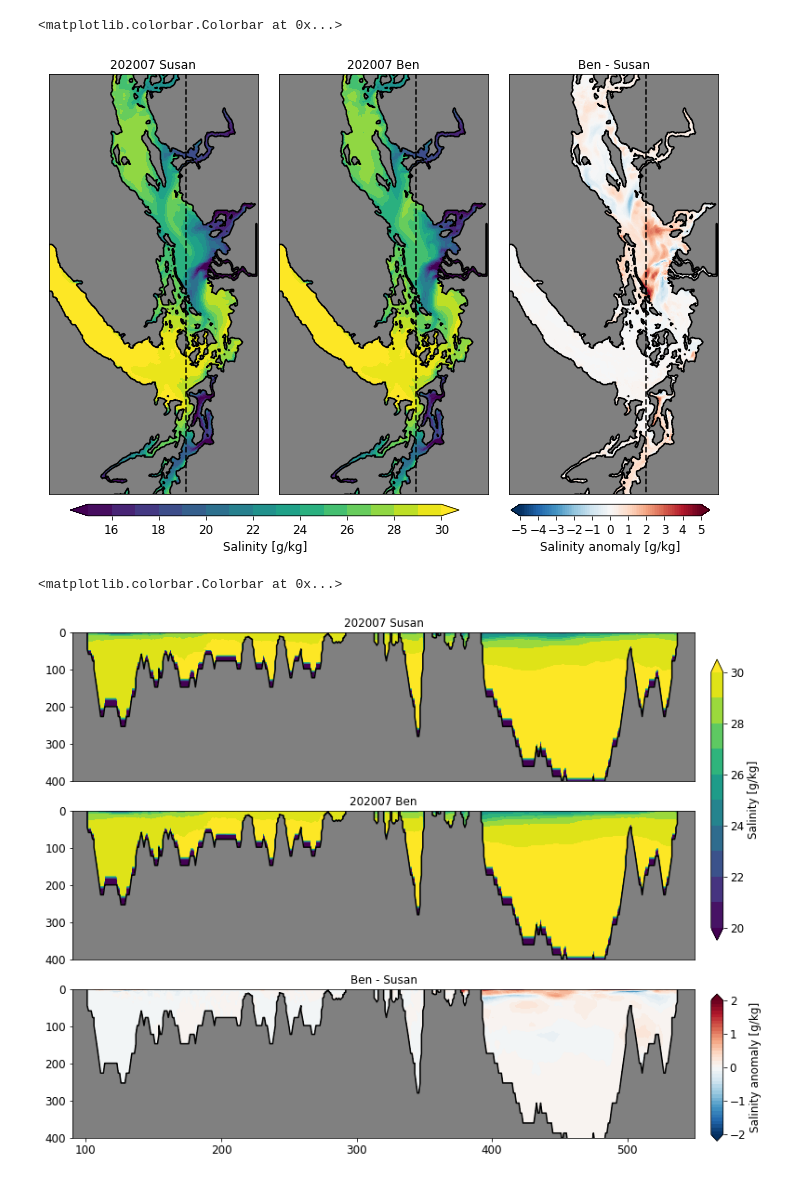
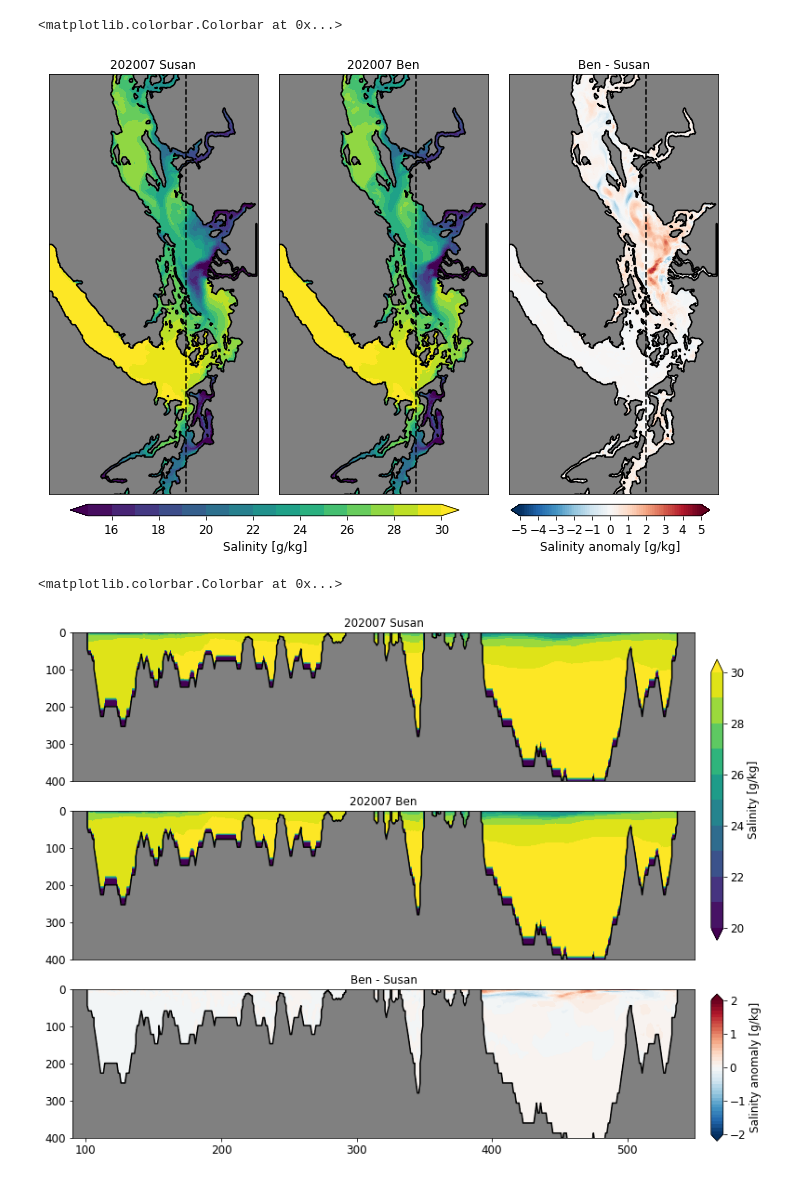
Before and after one commit to SalishSeaCast/analysis-ben, a Jupyter notebook: notebooks/graham/results_preview.ipynb, the cells around one changed output. Drawn from its saved outputs; the diff is of its cells as text; code cells hidden in the pictures.

Commit message:
Updated wave mixing comparisons to use latest spinup with base wave parameters

```diff
--- a/notebooks/graham/results_preview.ipynb
+++ b/notebooks/graham/results_preview.ipynb
@@ -9,45 +9,45 @@ from datetime import datetime
 # %%
 plt.rcParams['font.size'] = 12
 # %%
-results_path = '/scratch/bmoorema/Results/test/SalishSeaCast_currenttuning_test'
+results_path = '/scratch/bmoorema/Results/Currents/SalishSeaCast_currenttuning_base_20160101_20160331_coldstart'
 # %%
 mask = xr.open_dataset('/home/bmoorema/MEOPAR/grid/mesh_mask202108.nc')
-S_old = xr.open_dataset(results_path + '/SalishSea_1d_20160101_20160630_grid_T_20160330-20160330.nc')
+S_old = xr.open_dataset(results_path + '/SalishSea_1d_20160101_20160630_grid_T_20160331-20160331.nc')
 S_old = S_old.vosaline.isel(time_counter=0, deptht=0).values
-S_new = xr.open_dataset(results_path + '/SalishSea_1h_20160101_20160331_grid_T.nc')
+S_new = xr.open_dataset(results_path + '/SalishSea_1h_20160101_20160401_grid_T.nc')
 S_new = S_new.vosaline.isel(time_counter=slice(-24, None), deptht=0).values.mean(axis=0)
 tmask = mask.tmask[0, 0, ...].values
 
 fig, axs = plt.subplots(1, 3, figsize=(12, 8), gridspec_kw={'wspace': 0.1})
 
 for ax, S in zip(axs, [S_old, S_new]):
     c1 = ax.contourf(S, levels=np.arange(15, 31), cmap='viridis', extend='both')
 c2 = axs[2].contourf(S_new - S_old, levels=np.arange(-5, 5.1, 0.1), cmap='RdBu_r', extend='both')
 
 for ax, title in zip(axs, ['202007 Susan', '202007 Ben', 'Ben - Susan']):
 
     ax.contourf(tmask, levels=[-0.01, 0.01], colors='gray')
     ax.contour(tmask, levels=[-0.01, 0.01], colors='k')
     ax.set_ylim([50, 750])
     ax.xaxis.set_ticks([])
     ax.yaxis.set_ticks([])
     ax.set_title(title, fontsize=12)
     ax.set_aspect(5/4.4)
     ax.plot([260, 260], [0, 898], 'k--')
 
 cax = fig.add_axes([0.15, 0.1, 0.45, 0.02])
 fig.colorbar(c1, cax=cax, label='Salinity [g/kg]', ticks=range(16, 31, 2), orientation='horizontal')
 
 cax = fig.add_axes([0.66, 0.1, 0.23, 0.02])
 fig.colorbar(c2, cax=cax, label='Salinity anomaly [g/kg]', ticks=range(-5, 6), orientation='horizontal')
 # %% [output]
 <matplotlib.colorbar.Colorbar at 0x...>
-[figure, old version]
+[figure, new version]
 # %%
 mask = xr.open_dataset('/home/bmoorema/MEOPAR/grid/mesh_mask202108.nc')
-S_old = xr.open_dataset(results_path + '/SalishSea_1d_20160101_20160630_grid_T_20160330-20160330.nc')
+S_old = xr.open_dataset(results_path + '/SalishSea_1d_20160101_20160630_grid_T_20160331-20160331.nc')
 S_old = S_old.vosaline.isel(time_counter=0, x=260).values
-S_new = xr.open_dataset(results_path + '/SalishSea_1h_20160101_20160331_grid_T.nc')
+S_new = xr.open_dataset(results_path + '/SalishSea_1h_20160101_20160401_grid_T.nc')
 S_new = S_new.vosaline.isel(time_counter=slice(-24, None), x=260).values.mean(axis=0)
 tmask, gridy, deptht = mask.tmask[0, ..., 260].values, mask.y.values, mask.gdept_1d[0, :]
 
@@ -73,4 +73,4 @@ cax = fig.add_axes([0.92, 0.12, 0.015, 0.22])
 fig.colorbar(c2, cax=cax, label='Salinity anomaly [g/kg]', ticks=range(-2, 3))
 # %% [output]
 <matplotlib.colorbar.Colorbar at 0x...>
-[figure, old version]
+[figure, new version]
```
